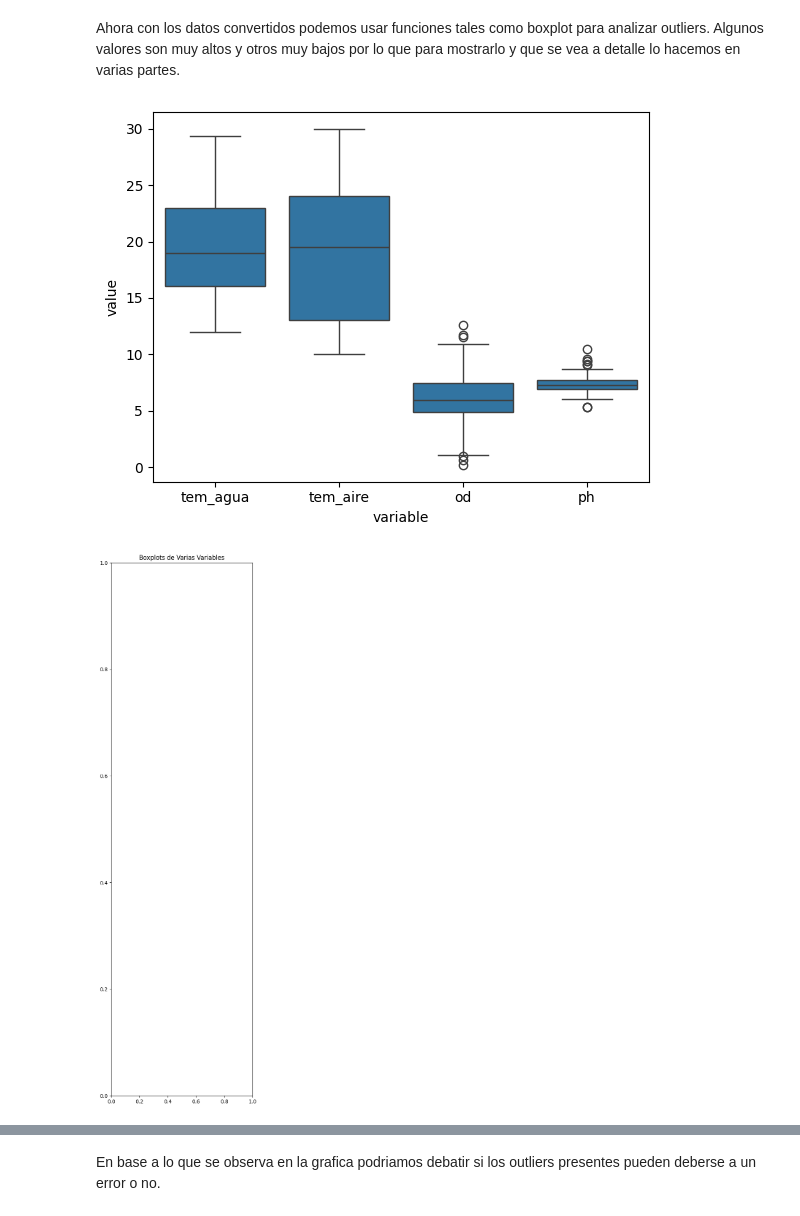
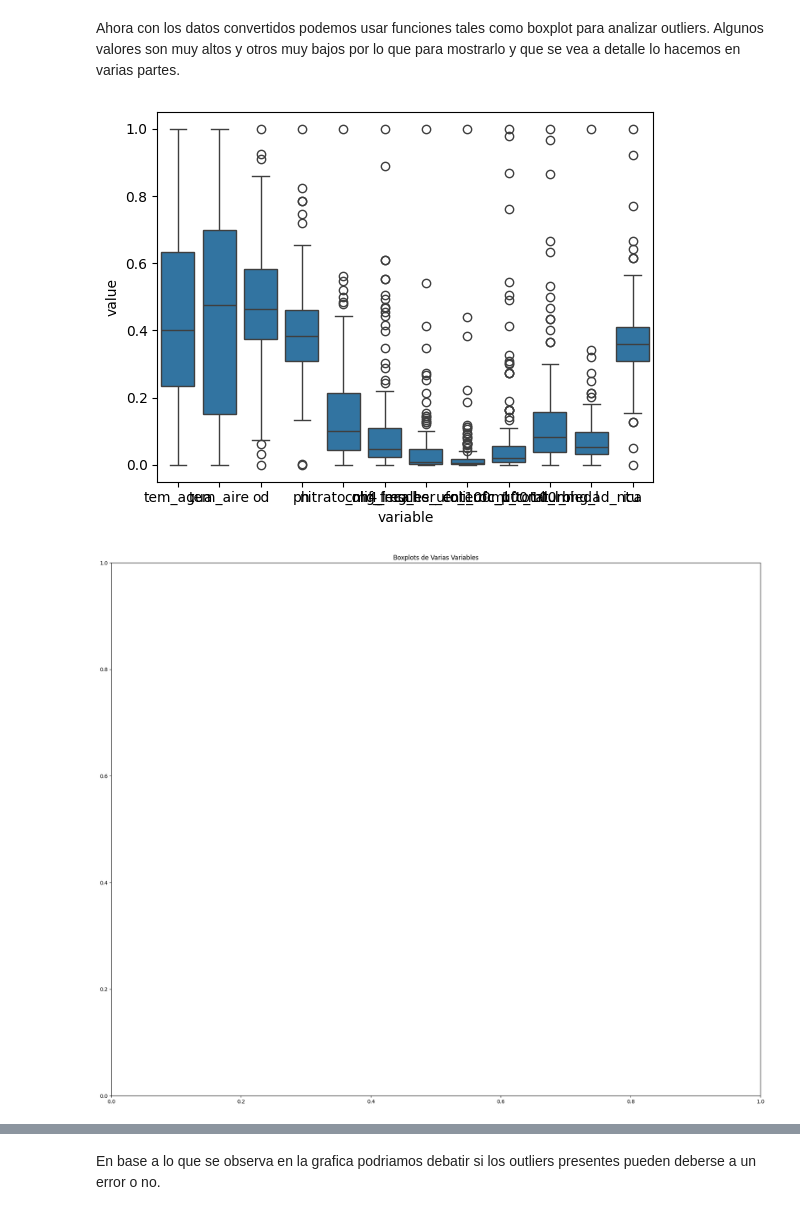
Before and after one commit to MaximoReynoso/TrabajoEspecial, a Jupyter notebook: TrabajoEspecial.ipynb, the cells around one changed output, grey strips where cells are left out. Saved outputs shown, nothing was run; the diff lists cells and outputs as text; code cells hidden in the pictures.

```diff
--- a/TrabajoEspecial.ipynb
+++ b/TrabajoEspecial.ipynb
@@ -180,13 +180,9 @@ preprocessed_dataset['calidad_de_agua']=preprocessed_dataset['calidad_de_agua'].
 
 #las tranformo a tipo float ya que generalmente para usar ciertas funciones requiere que sean de ese tipo
 
-preprocessed_dataset['olores']=pd.to_numeric(preprocessed_dataset['color'], errors='coerce')
-preprocessed_dataset['color']=pd.to_numeric(preprocessed_dataset['color'], errors='coerce')
-preprocessed_dataset['espumas']=pd.to_numeric(preprocessed_dataset['color'], errors='coerce')
-preprocessed_dataset['mat_susp']=pd.to_numeric(preprocessed_dataset['color'], errors='coerce')
-preprocessed_dataset['calidad_de_agua']=pd.to_numeric(preprocessed_dataset['color'], errors='coerce')
+excluidos=['nitrato_mg_l','nh4_mg_l','p_total_l_mg_l','fosf_ortofos_mg_l','dbo_mg_l','dqo_mg_l ','hidr_deriv_petr_ug_l','cr_total_mg_l','cd_total_mg_l','clorofila_a_ug_l','microcistina_ug_l']
+columnas=['tem_agua','tem_aire','od','ph','olores','color','espumas','mat_susp','colif_fecales_ufc_100ml'
+           ,'escher_coli_ufc_100ml','enteroc_ufc_100ml','turbiedad_ntu','ica','calidad_de_agua']
+preprocessed_dataset[columnas] = preprocessed_dataset[columnas].apply(pd.to_numeric, errors='coerce')
 
-columnas = ['colif_fecales_ufc_100ml', 'escher_coli_ufc_100ml', 'enteroc_ufc_100ml',
-            'nitrato_mg_l', 'nh4_mg_l', 'p_total_l_mg_l', 'turbiedad_ntu',
-            'tem_agua', 'tem_aire', 'od', 'ph']
-preprocessed_dataset[columnas] = preprocessed_dataset[columnas].apply(pd.to_numeric, errors='coerce')
+preprocessed_dataset.info()
@@ -197,26 +211,33 @@ Algunos valores son muy altos y otros muy bajos por lo que para mostrarlo y que
 # %%
 import seaborn as sns
 import matplotlib.pyplot as plt
+from sklearn.preprocessing import MinMaxScaler
+
+#Primero aplico un escalado para que sea tanta la diferencia entre valores
+
+
+
+scaler= MinMaxScaler()
+copia= preprocessed_dataset.copy()
 
 
 
 
-#columnas1 = ['colif_fecales_ufc_100ml','escher_coli_ufc_100ml','enteroc_ufc_100ml']
-columnas2=['tem_agua','tem_aire','od','ph']
-
+#copia[columnas2] = copia[columnas2].fillna(copia[columnas2].mean())
+copia[columnas2]= scaler.fit_transform(copia[columnas2])
 
 #Faltas algunas pero por que todavia no realizamos la correccion como las de > <
 
 
 
-datos = preprocessed_dataset.melt(value_vars=columnas2)
+datos = copia.melt(value_vars=columnas2)
 
 # Crear los boxplots con Seaborn
 sns.boxplot(x='variable', y='value', data=datos)
-plt.figure(figsize=(5, 19))
+plt.figure(figsize=(23, 19))
 
 plt.title("Boxplots de Varias Variables")
 plt.show()
 # %% [output]
-[figure, old version]
+[figure, new version]
-[figure, old version]
+[figure, new version]
```
Also changed, not shown: parts of 3 cells of this notebook.
